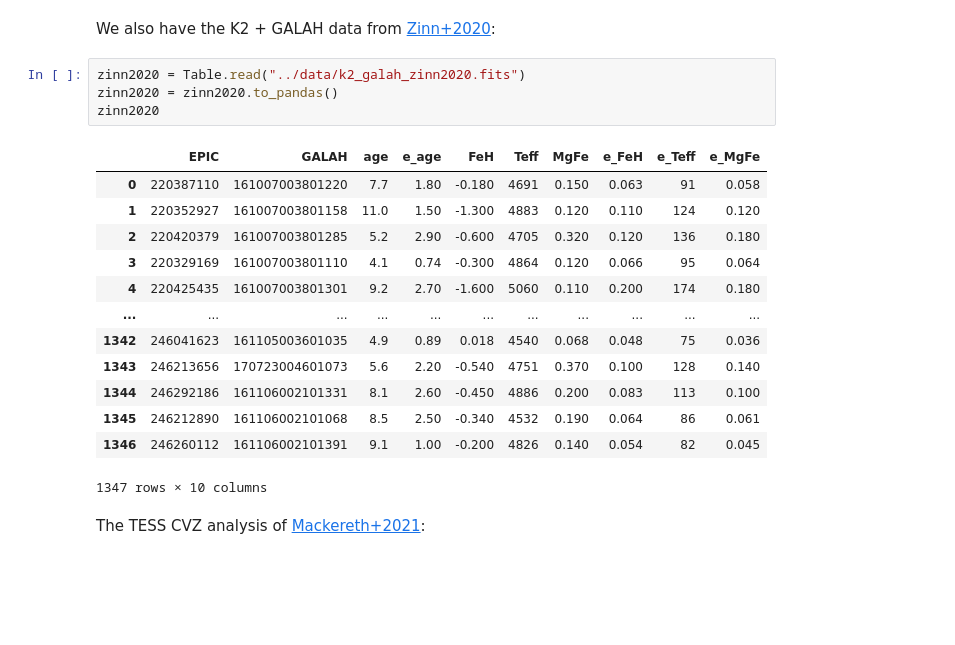
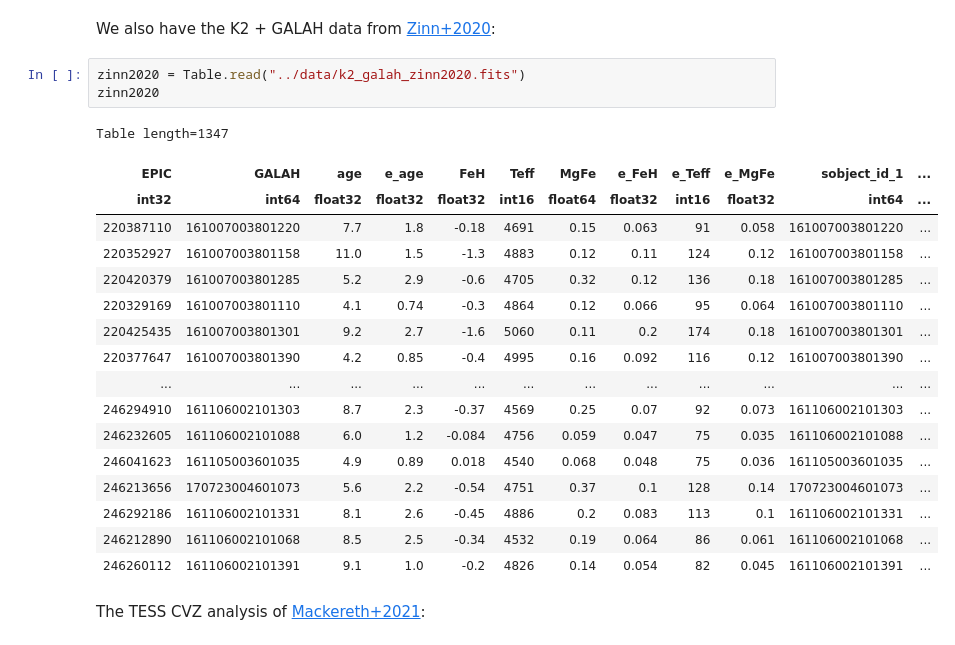
Before and after one commit to fjaellet/xgboost_chem_ages, a Jupyter notebook: py/test_age_catalogues.ipynb, the cells around one changed output. Cells and saved outputs as stored; diff of their text form; blank space fills up the shorter version.

```diff
--- a/py/test_age_catalogues.ipynb
+++ b/py/test_age_catalogues.ipynb
@@ -60,22 +60,25 @@ Index(['APOGEE', 'KIC', 'Jmag', 'Hmag', 'Ksmag', 'RAdeg', 'DEdeg', '__Fe_H_',
 We also have the K2 + GALAH data from [Zinn+2020](https://ui.adsabs.harvard.edu/abs/2020ApJS..251...23Z/abstract):
 # %%
 zinn2020 = Table.read("../data/k2_galah_zinn2020.fits")
-zinn2020 = zinn2020.to_pandas()
 zinn2020
 # %% [output]
+Table length=1347
-|  | EPIC | GALAH | age | e_age | FeH | Teff | MgFe | e_FeH | e_Teff | e_MgFe |
-| 0 | 220387110 | 161007003801220 | 7.7 | 1.80 | -0.180 | 4691 | 0.150 | 0.063 | 91 | 0.058 |
-| 1 | 220352927 | 161007003801158 | 11.0 | 1.50 | -1.300 | 4883 | 0.120 | 0.110 | 124 | 0.120 |
-| 2 | 220420379 | 161007003801285 | 5.2 | 2.90 | -0.600 | 4705 | 0.320 | 0.120 | 136 | 0.180 |
-| 3 | 220329169 | 161007003801110 | 4.1 | 0.74 | -0.300 | 4864 | 0.120 | 0.066 | 95 | 0.064 |
-| 4 | 220425435 | 161007003801301 | 9.2 | 2.70 | -1.600 | 5060 | 0.110 | 0.200 | 174 | 0.180 |
-| ... | ... | ... | ... | ... | ... | ... | ... | ... | ... | ... |
-| 1342 | 246041623 | 161105003601035 | 4.9 | 0.89 | 0.018 | 4540 | 0.068 | 0.048 | 75 | 0.036 |
-| 1343 | 246213656 | 170723004601073 | 5.6 | 2.20 | -0.540 | 4751 | 0.370 | 0.100 | 128 | 0.140 |
-| 1344 | 246292186 | 161106002101331 | 8.1 | 2.60 | -0.450 | 4886 | 0.200 | 0.083 | 113 | 0.100 |
-| 1345 | 246212890 | 161106002101068 | 8.5 | 2.50 | -0.340 | 4532 | 0.190 | 0.064 | 86 | 0.061 |
-| 1346 | 246260112 | 161106002101391 | 9.1 | 1.00 | -0.200 | 4826 | 0.140 | 0.054 | 82 | 0.045 |
+| EPIC | GALAH | age | e_age | FeH | Teff | MgFe | e_FeH | e_Teff | e_MgFe | sobject_id_1 | ... |
+| int32 | int64 | float32 | float32 | float32 | int16 | float64 | float32 | int16 | float32 | int64 | ... |
+| 220387110 | 161007003801220 | 7.7 | 1.8 | -0.18 | 4691 | 0.15 | 0.063 | 91 | 0.058 | 161007003801220 | ... |
+| 220352927 | 161007003801158 | 11.0 | 1.5 | -1.3 | 4883 | 0.12 | 0.11 | 124 | 0.12 | 161007003801158 | ... |
+| 220420379 | 161007003801285 | 5.2 | 2.9 | -0.6 | 4705 | 0.32 | 0.12 | 136 | 0.18 | 161007003801285 | ... |
+| 220329169 | 161007003801110 | 4.1 | 0.74 | -0.3 | 4864 | 0.12 | 0.066 | 95 | 0.064 | 161007003801110 | ... |
+| 220425435 | 161007003801301 | 9.2 | 2.7 | -1.6 | 5060 | 0.11 | 0.2 | 174 | 0.18 | 161007003801301 | ... |
+| 220377647 | 161007003801390 | 4.2 | 0.85 | -0.4 | 4995 | 0.16 | 0.092 | 116 | 0.12 | 161007003801390 | ... |
+| ... | ... | ... | ... | ... | ... | ... | ... | ... | ... | ... | ... |
+| 246294910 | 161106002101303 | 8.7 | 2.3 | -0.37 | 4569 | 0.25 | 0.07 | 92 | 0.073 | 161106002101303 | ... |
+| 246232605 | 161106002101088 | 6.0 | 1.2 | -0.084 | 4756 | 0.059 | 0.047 | 75 | 0.035 | 161106002101088 | ... |
+| 246041623 | 161105003601035 | 4.9 | 0.89 | 0.018 | 4540 | 0.068 | 0.048 | 75 | 0.036 | 161105003601035 | ... |
+| 246213656 | 170723004601073 | 5.6 | 2.2 | -0.54 | 4751 | 0.37 | 0.1 | 128 | 0.14 | 170723004601073 | ... |
+| 246292186 | 161106002101331 | 8.1 | 2.6 | -0.45 | 4886 | 0.2 | 0.083 | 113 | 0.1 | 161106002101331 | ... |
+| 246212890 | 161106002101068 | 8.5 | 2.5 | -0.34 | 4532 | 0.19 | 0.064 | 86 | 0.061 | 161106002101068 | ... |
+| 246260112 | 161106002101391 | 9.1 | 1.0 | -0.2 | 4826 | 0.14 | 0.054 | 82 | 0.045 | 161106002101391 | ... |
-1347 rows × 10 columns
 # %% [markdown]
 The TESS CVZ analysis of [Mackereth+2021](https://ui.adsabs.harvard.edu/abs/2021MNRAS.502.1947M/abstract):
 # %%
```
Also changed, not shown: parts of 39 cells of this notebook, 32 other files.
